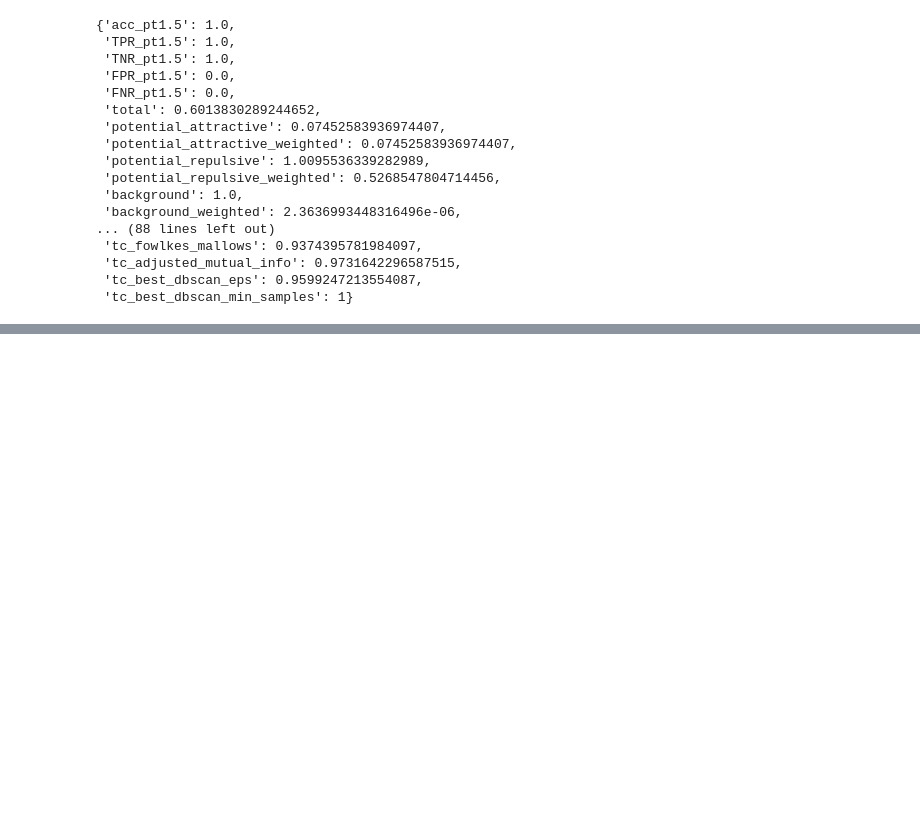
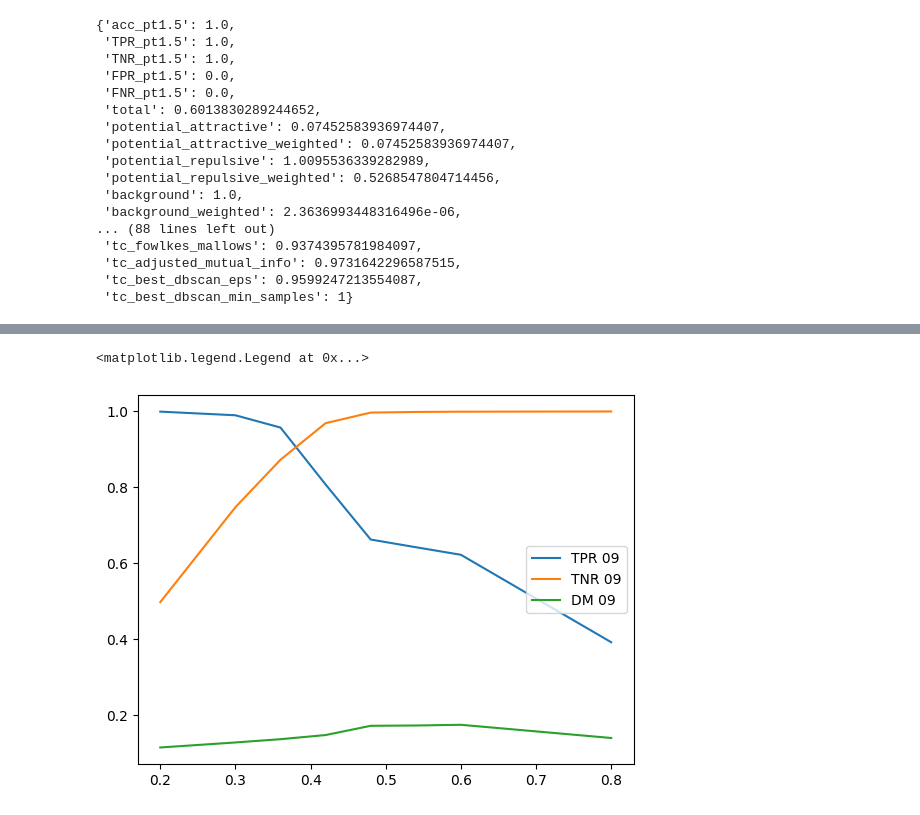
Before and after one commit to gnn-tracking/klieret-gnn-tracking-experiments, a Jupyter notebook: notebooks/transfer-learning-eval.ipynb, the cells around one changed output, grey strips where cells are left out. Drawn from its saved outputs; the diff is of its cells as text; code cells hidden in the pictures; blank space fills up the shorter version.

```diff
--- a/notebooks/transfer-learning-eval.ipynb
+++ b/notebooks/transfer-learning-eval.ipynb
@@ -124,0 +131,4 @@ all_results[0]
+# %%
+import numpy as np
+
+thlds = np.linspace(0.3, 0.6, 6)
@@ -124,0 +139,7 @@ all_results[0]
+# %%
+trainer = trainable.trainer
+# %%
+for thld in thlds:
+    trainer.model._gtcn.threshold = thld
+    trainer.ec_threshold = thld
+    results[thld] = trainer.single_test_step(thld=thld, val=True)
@@ -124,0 +164,5 @@ all_results[0]
+# %%
+all_thlds = sorted(results)
+tprs = [results[k]["TPR_pt0.9"] for k in all_thlds]
+tnrs = [results[k]["TNR_pt0.9"] for k in all_thlds]
+dm09 = [results[k]["trk.double_majority_pt0.9"] for k in all_thlds]
@@ -124,0 +189,11 @@ all_results[0]
+# %%
+from matplotlib import pyplot as plt
+
+fig, ax = plt.subplots()
+ax.plot(all_thlds, tprs, label="TPR 09", marker="o")
+ax.plot(all_thlds, tnrs, label="TNR 09", marker="o")
+ax.plot(all_thlds, dm09, label="DM 09", marker="o")
+ax.legend()
+# %% [output]
+<matplotlib.legend.Legend at 0x...>
+[figure, added]
```
Also changed, not shown: parts of 20 cells of this notebook, 1 other file.
